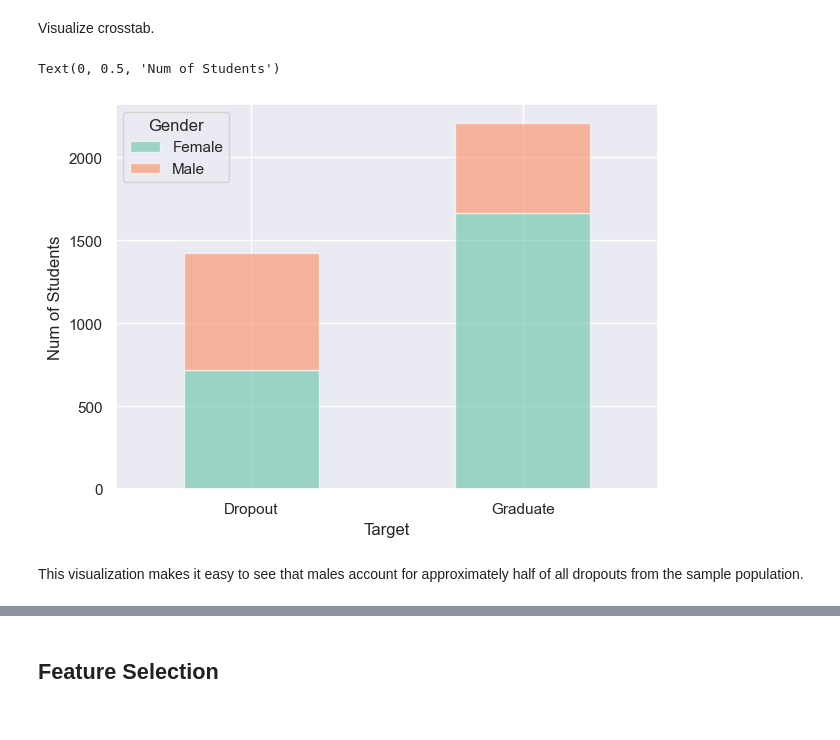
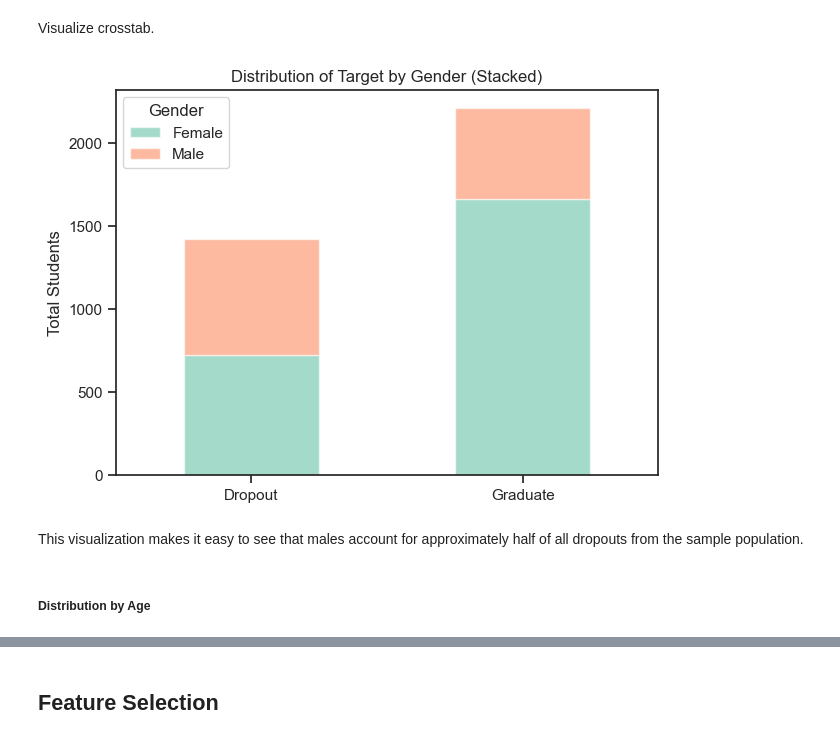
Before and after one commit to Chaser260/GSCM-575-ML, a Jupyter notebook: code/Student_Success_Prediction.ipynb, the cells around one changed output, grey strips where cells are left out. Cells and saved outputs as stored; diff of their text form; code cells hidden in the pictures.

```diff
--- a/code/Student_Success_Prediction.ipynb
+++ b/code/Student_Success_Prediction.ipynb
@@ -201,0 +197,7 @@ sns.countplot(df, x='Target', palette='pastel')
+# %%
+sns.set_style('ticks')
+sns.countplot(df, x='Target', palette='pastel')
+plt.ylabel('Total Students')
+plt.xlabel(None)
+plt.title('Distribution of Target Variable', pad=20)
+plt.show()
@@ -202,7 +206,11 @@ sns.countplot(df, x='Target', palette='pastel')
 # %% [markdown]
 ##### Distribution by Gender
 # %%
+sns.set_style('ticks')
 sns.countplot(df, x='Gender', hue='Target', palette='pastel')
 plt.xticks(ticks=[0,1], labels=['Female', 'Male'])
-plt.ylabel('Num of Students')
+plt.ylabel('Total Students')
+plt.xlabel(None)
+plt.title('Distribution of Target by Gender', pad=20)
+plt.show()
 # %% [output]
@@ -224,12 +231,17 @@ ct
 # %% [markdown]
 Visualize crosstab.
 # %%
+sns.set_style('ticks')
 palette = sns.color_palette('Set2')
 ct.plot(kind='bar', color=palette, alpha=0.6, stacked=True)
 plt.xticks(rotation=0)
-plt.ylabel('Num of Students')
+plt.ylabel('Total Students')
+plt.xlabel(None)
+plt.title('Distribution of Target by Gender (Stacked)')
+plt.show()
 # %% [output]
-Text(0, 0.5, 'Num of Students')
-[figure, old version]
+[figure, new version]
 # %% [markdown]
 This visualization makes it easy to see that males account for approximately half of all dropouts from the sample population.
+# %% [markdown]
+##### Distribution by Age
```
Also changed, not shown: parts of 42 cells of this notebook, 3 other files.
